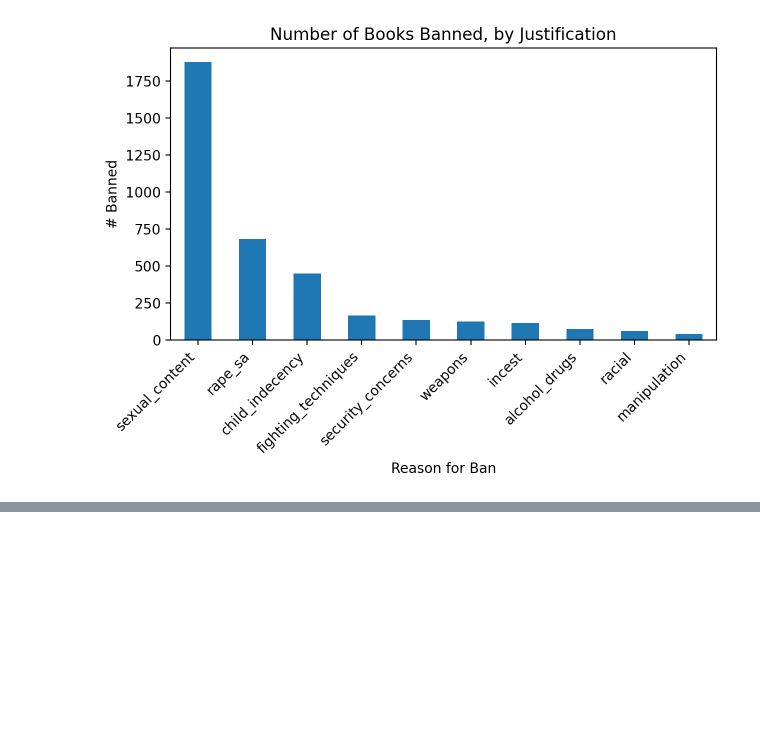
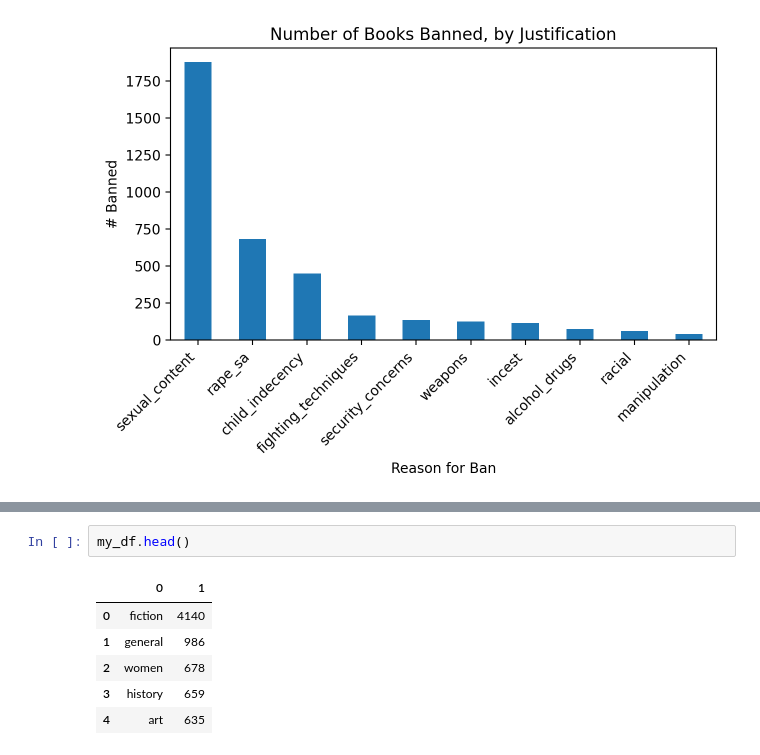
Before and after one commit to arpettey/python_bootcamp, a Jupyter notebook: Banned-Visualized.ipynb, the cells around one changed output, grey strips where cells are left out. Saved outputs shown, nothing was run; the diff lists cells and outputs as text; blank space fills up the shorter version.

```diff
--- a/Banned-Visualized.ipynb
+++ b/Banned-Visualized.ipynb
@@ -377,0 +413,9 @@ plt.tight_layout()
+# %%
+my_df.head()
+# %% [output]
+|  | 0 | 1 |
+| 0 | fiction | 4140 |
+| 1 | general | 986 |
+| 2 | women | 678 |
+| 3 | history | 659 |
+| 4 | art | 635 |
```
Also changed, not shown: parts of 9 cells of this notebook.
